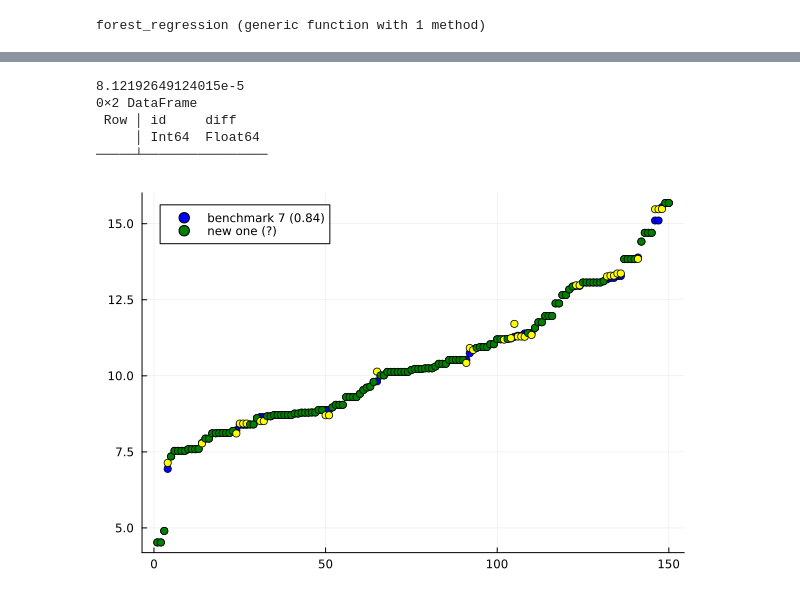
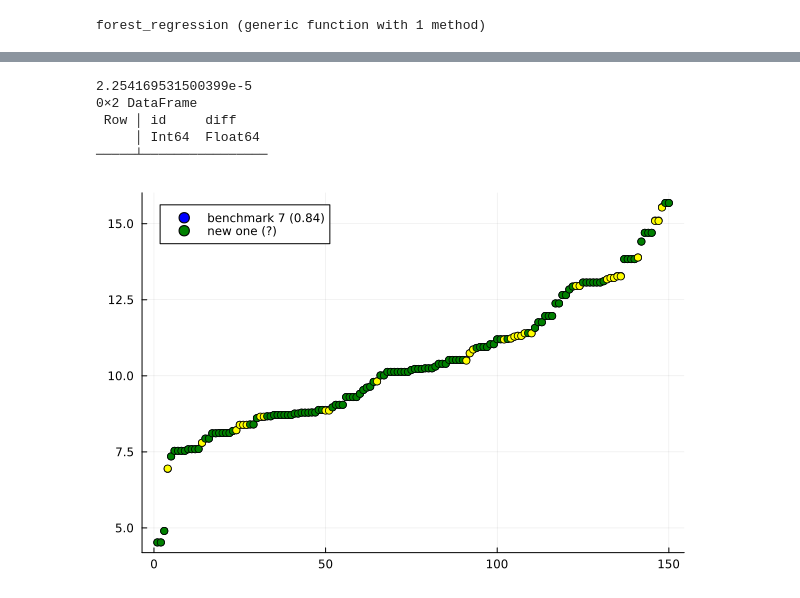
Before and after one commit to Antoine-Lafrance/concours-mth3302, a Jupyter notebook: soumissions_officielles/soumission_18/soumission18.ipynb, the cells around one changed output, grey strips where cells are left out. Drawn from its saved outputs; the diff is of its cells as text; code cells hidden in the pictures.

```diff
--- a/soumissions_officielles/soumission_18/soumission18.ipynb
+++ b/soumissions_officielles/soumission_18/soumission18.ipynb
@@ -320,40 +166,32 @@ difference = average_predictions.consommation - data_17.consommation
 
 diff_df = DataFrame(id=average_data.id, diff=difference)
 
-filtered_diff_df = filter(row -> abs(row.diff) > 0.1, diff_df)
-
-common_ids = intersect(pairs_2.id, filtered_diff_df.id)
-
-# println(common_ids)
-
 total_diff = sum(abs.(diff_df.diff).^2)/150
 
 println(total_diff)
-
-println(filtered_diff_df)
 # %% [output]
-8.12192649124015e-5
+2.254169531500399e-5
 0×2 DataFrame
  Row │ id     diff
      │ Int64  Float64
 ─────┴────────────────
 # %%
-common_ids = intersect(data_17.id, average_data.id)
-diff_ids = filter(id -> data_17[data_17.id .== id, :consommation] != average_data[average_data.id .== id, :consommation], common_ids)
+common_ids = intersect(data_17.id, average_predictions.id)
+diff_ids = filter(id -> data_17[data_17.id .== id, :consommation] != average_predictions[average_predictions.id .== id, :consommation], common_ids)
 data_1_common = filter(row -> row.id in common_ids, data_17)
-data_2_common = filter(row -> row.id in common_ids, average_data)
+data_2_common = filter(row -> row.id in common_ids, average_predictions)
 
 
 data_1_sorted = sort(data_17, :consommation)
-data_2_sorted = [average_data.consommation[i] for i in data_1_sorted.id]
+data_2_sorted = [average_predictions.consommation[i] for i in data_1_sorted.id]
 #= data_3_sorted = [data_3.consommation[i] for i in data_1_sorted.id]
  =#
 colors1 = [(i in common_ids ? :blue : :blue) for i in data_1_sorted.id]
 colors2 = [(i in diff_ids ? :yellow : :green) for i in data_1_sorted.id]
 #= colors3 = [(i in common_ids ? :black : :white) for i in data_1_sorted.id]
  =#
 
 scatter(1:150, data_1_sorted.consommation, c=colors1, label="benchmark 7 (0.84)")
 scatter!(1:150, data_2_sorted, c=colors2, label= "new one (?)")
 # %% [output]
-[figure, old version]
+[figure, new version]
```
Also changed, not shown: parts of 19 cells of this notebook.
